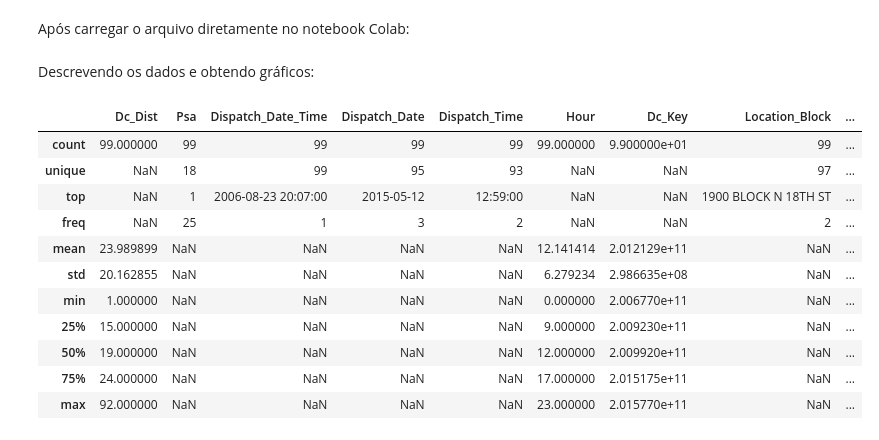
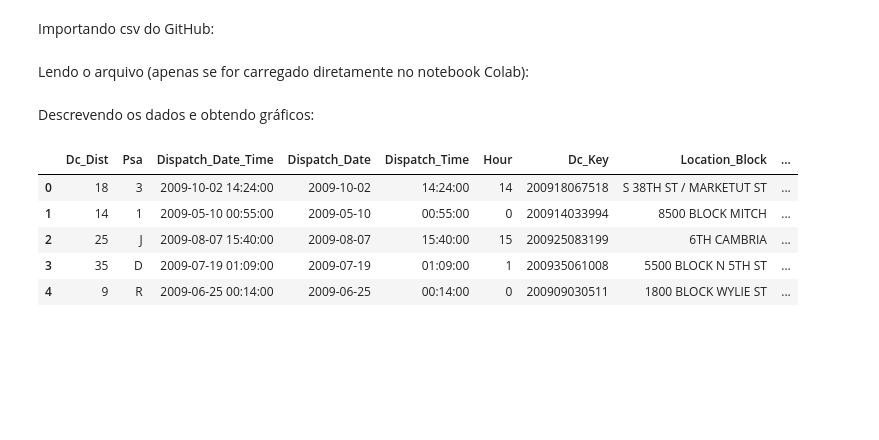
Before and after one commit to debora28/pi-2020.2, a Jupyter notebook: Exemplo.ipynb, the cells around one changed output. Cells and saved outputs as stored; diff of their text form; code cells hidden in the pictures; blank space fills up the shorter version.

```diff
--- a/Exemplo.ipynb
+++ b/Exemplo.ipynb
@@ -8,21 +11,22 @@ import pandas as pd
+# %% [markdown]
+Importando csv do GitHub:
+# %%
+url = 'https://raw.githubusercontent.com/debora28/pi-2020.2/main/crimeExample.csv'
+mydata = pd.read_csv(url)
 # %% [markdown]
-Após carregar o arquivo diretamente no notebook Colab:
+Lendo o arquivo (apenas se for carregado diretamente no notebook Colab):
 # %%
-mydata = pd.read_csv('crimeExample.csv')
+## mydata = pd.read_csv('crimeExample.csv')
+## mydata.head()
 # %% [markdown]
 Descrevendo os dados e obtendo gráficos:
 # %%
 mydata.describe(include="all")
+mydata.head()
 # %% [output]
 |  | Dc_Dist | Psa | Dispatch_Date_Time | Dispatch_Date | Dispatch_Time | Hour | Dc_Key | Location_Block | ... |
-| count | 99.000000 | 99 | 99 | 99 | 99 | 99.000000 | 9.900000e+01 | 99 | ... |
-| unique | NaN | 18 | 99 | 95 | 93 | NaN | NaN | 97 | ... |
-| top | NaN | 1 | 2006-08-23 20:07:00 | 2015-05-12 | 12:59:00 | NaN | NaN | 1900 BLOCK N 18TH ST | ... |
-| freq | NaN | 25 | 1 | 3 | 2 | NaN | NaN | 2 | ... |
-| mean | 23.989899 | NaN | NaN | NaN | NaN | 12.141414 | 2.012129e+11 | NaN | ... |
-| std | 20.162855 | NaN | NaN | NaN | NaN | 6.279234 | 2.986635e+08 | NaN | ... |
-| min | 1.000000 | NaN | NaN | NaN | NaN | 0.000000 | 2.006770e+11 | NaN | ... |
-| 25% | 15.000000 | NaN | NaN | NaN | NaN | 9.000000 | 2.009230e+11 | NaN | ... |
-| 50% | 19.000000 | NaN | NaN | NaN | NaN | 12.000000 | 2.009920e+11 | NaN | ... |
-| 75% | 24.000000 | NaN | NaN | NaN | NaN | 17.000000 | 2.015175e+11 | NaN | ... |
-| max | 92.000000 | NaN | NaN | NaN | NaN | 23.000000 | 2.015770e+11 | NaN | ... |
+| 0 | 18 | 3 | 2009-10-02 14:24:00 | 2009-10-02 | 14:24:00 | 14 | 200918067518 | S 38TH ST / MARKETUT ST | ... |
+| 1 | 14 | 1 | 2009-05-10 00:55:00 | 2009-05-10 | 00:55:00 | 0 | 200914033994 | 8500 BLOCK MITCH | ... |
+| 2 | 25 | J | 2009-08-07 15:40:00 | 2009-08-07 | 15:40:00 | 15 | 200925083199 | 6TH CAMBRIA | ... |
+| 3 | 35 | D | 2009-07-19 01:09:00 | 2009-07-19 | 01:09:00 | 1 | 200935061008 | 5500 BLOCK N 5TH ST | ... |
+| 4 | 9 | R | 2009-06-25 00:14:00 | 2009-06-25 | 00:14:00 | 0 | 200909030511 | 1800 BLOCK WYLIE ST | ... |
```
Also changed, not shown: parts of 32 cells of this notebook.
